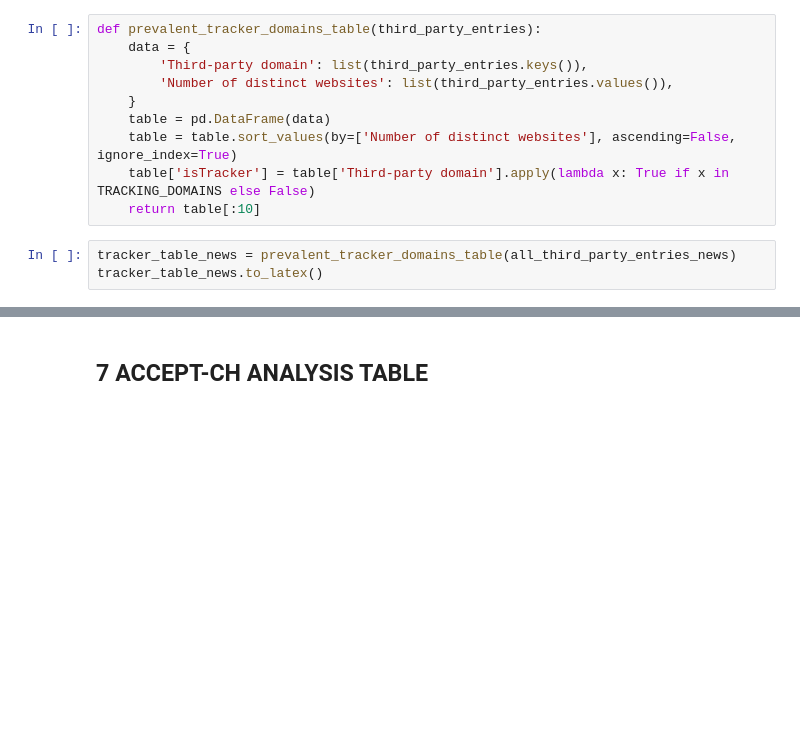
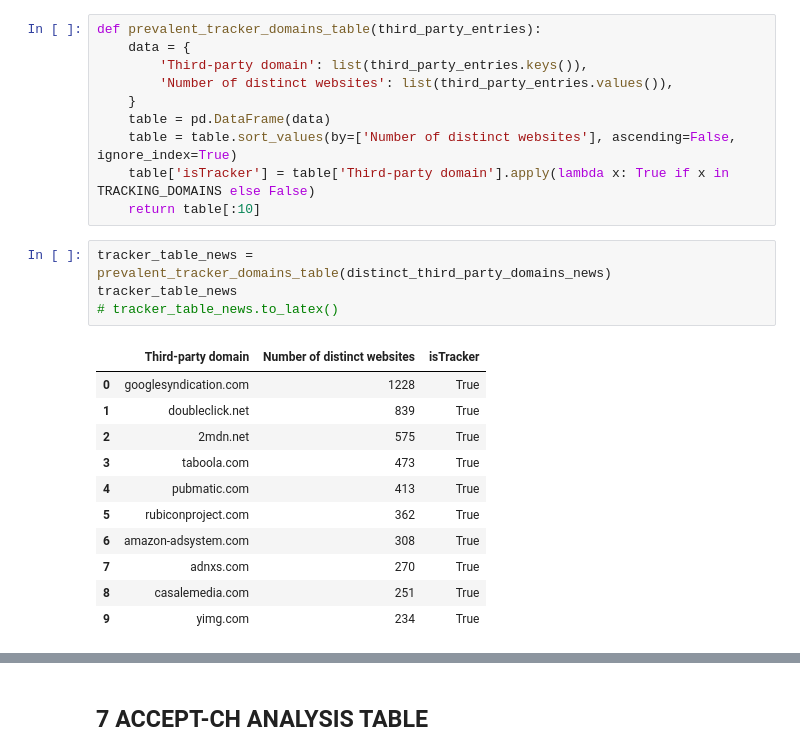
Before and after one commit to jeka-e/WebCrawler, a Jupyter notebook: analysis/analysis.ipynb, the cells around one changed output, grey strips where cells are left out. Drawn from its saved outputs; the diff is of its cells as text; blank space fills up the shorter version.

```diff
--- a/analysis/analysis.ipynb
+++ b/analysis/analysis.ipynb
@@ -236,6 +395,19 @@ def prevalent_tracker_domains_table(third_party_entries):
     table['isTracker'] = table['Third-party domain'].apply(lambda x: True if x in TRACKING_DOMAINS else False)
     return table[:10]
 # %%
-tracker_table_news = prevalent_tracker_domains_table(all_third_party_entries_news)
-tracker_table_news.to_latex()
+tracker_table_news = prevalent_tracker_domains_table(distinct_third_party_domains_news)
+tracker_table_news
+# tracker_table_news.to_latex()
+# %% [output]
+|  | Third-party domain | Number of distinct websites | isTracker |
+| 0 | googlesyndication.com | 1228 | True |
+| 1 | doubleclick.net | 839 | True |
+| 2 | 2mdn.net | 575 | True |
+| 3 | taboola.com | 473 | True |
+| 4 | pubmatic.com | 413 | True |
+| 5 | rubiconproject.com | 362 | True |
+| 6 | amazon-adsystem.com | 308 | True |
+| 7 | adnxs.com | 270 | True |
+| 8 | casalemedia.com | 251 | True |
+| 9 | yimg.com | 234 | True |
 # %%
```
Also changed, not shown: parts of 27 cells of this notebook, 5 other files.
